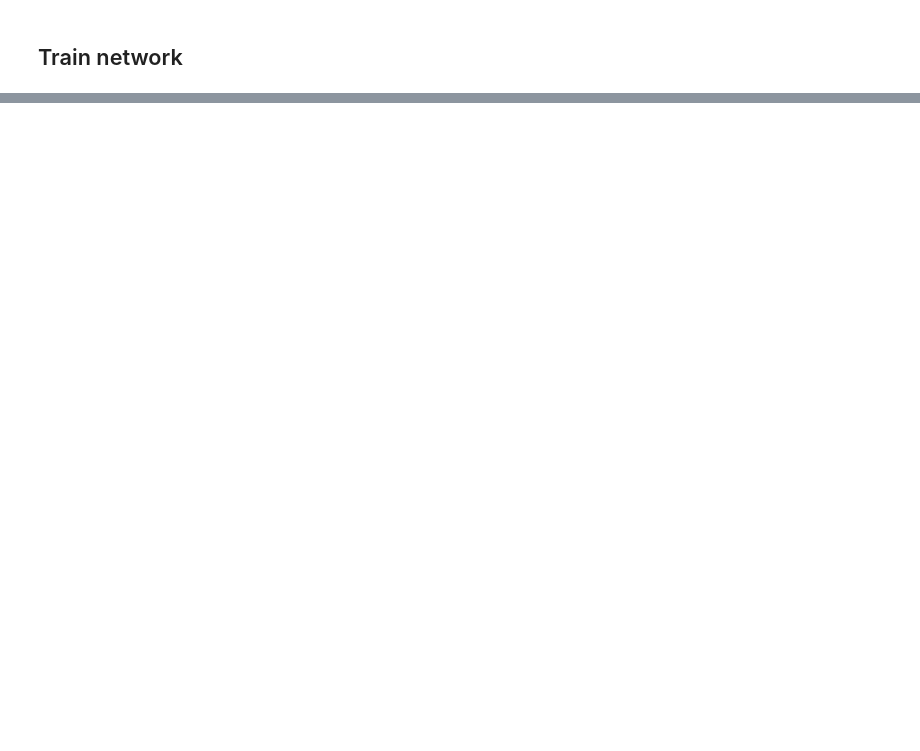
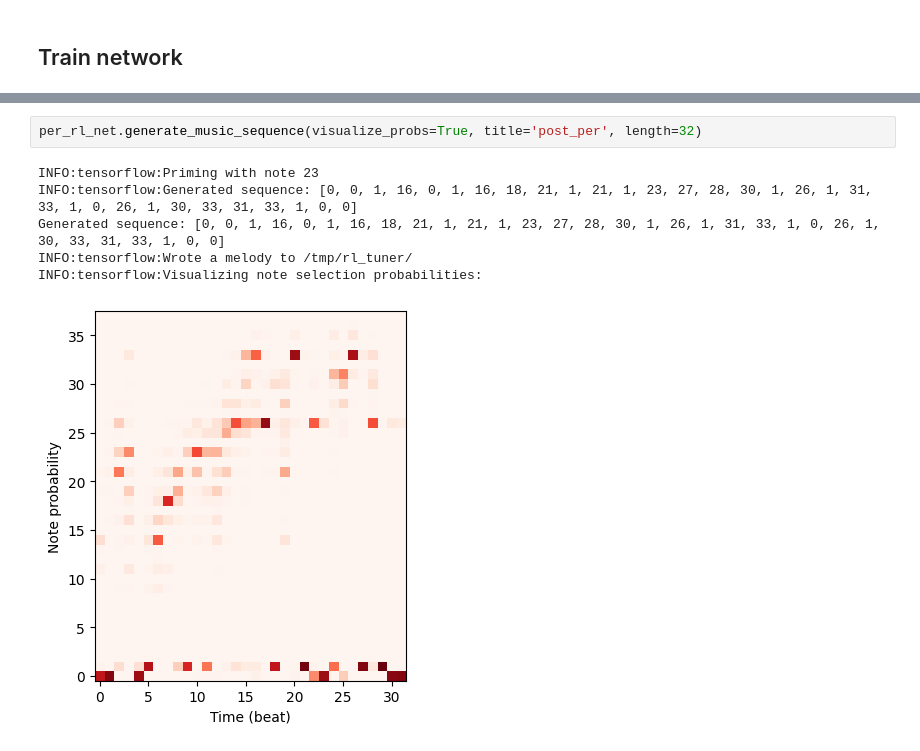
Before and after one commit to xxArchitect/music-generation-deep-RL, a Jupyter notebook: RL_Tuner.ipynb, the cells around one changed output, grey strips where cells are left out. Cells and saved outputs as stored; diff of their text form; blank space fills up the shorter version.

```diff
--- a/RL_Tuner.ipynb
+++ b/RL_Tuner.ipynb
@@ -515,0 +283,9 @@ INFO:tensorflow:Visualizing note selection probabilities:
+# %%
+per_rl_net.generate_music_sequence(visualize_probs=True, title='post_per', length=32)
+# %% [output]
+INFO:tensorflow:Priming with note 23
+INFO:tensorflow:Generated sequence: [0, 0, 1, 16, 0, 1, 16, 18, 21, 1, 21, 1, 23, 27, 28, 30, 1, 26, 1, 31, 33, 1, 0, 26, 1, 30, 33, 31, 33, 1, 0, 0]
+Generated sequence: [0, 0, 1, 16, 0, 1, 16, 18, 21, 1, 21, 1, 23, 27, 28, 30, 1, 26, 1, 31, 33, 1, 0, 26, 1, 30, 33, 31, 33, 1, 0, 0]
+INFO:tensorflow:Wrote a melody to /tmp/rl_tuner/
+INFO:tensorflow:Visualizing note selection probabilities:
+[figure, added]
```
Also changed, not shown: parts of 62 cells of this notebook, 1 other file.
